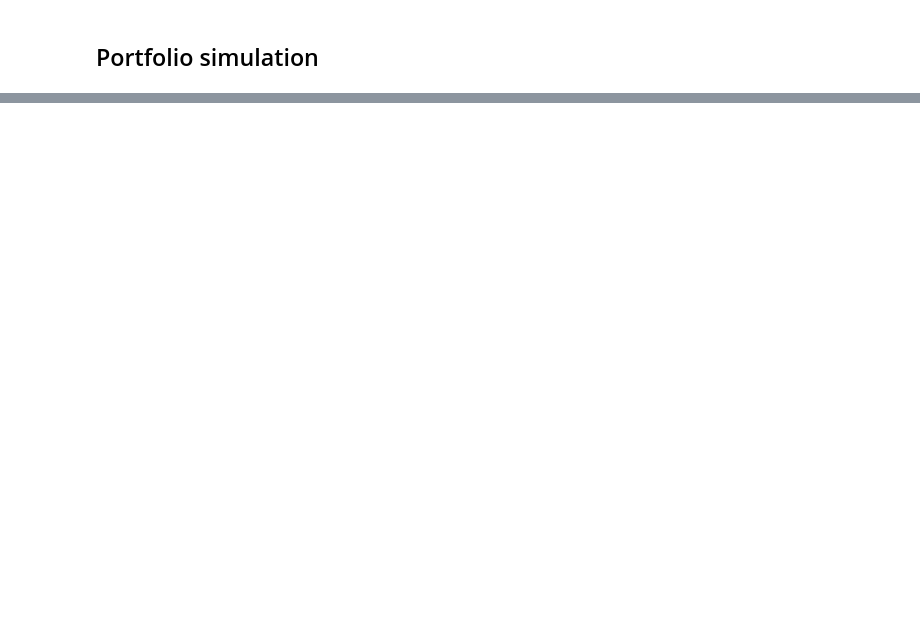
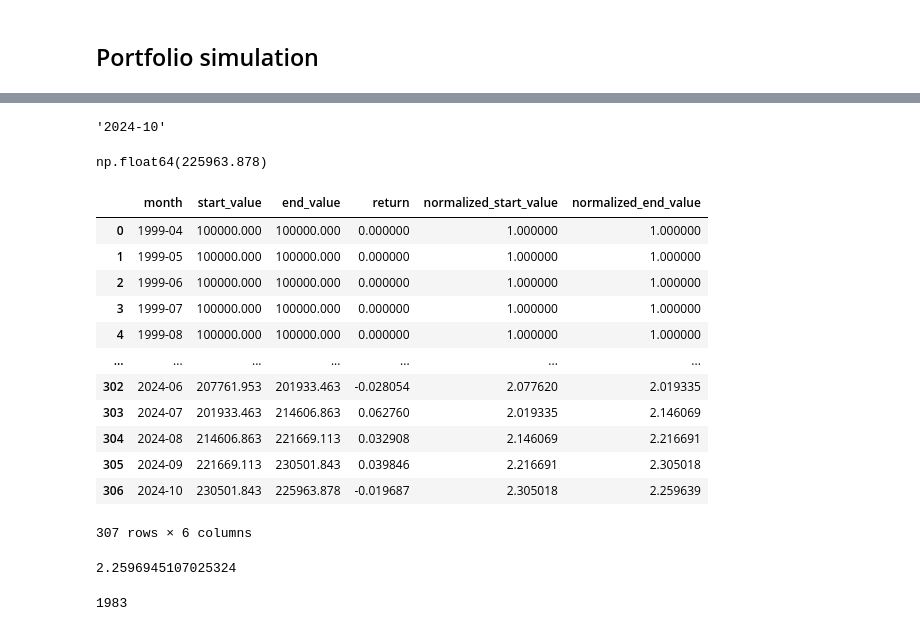
Before and after one commit to benherz/Masterarbeit, a Jupyter notebook: code/portfolio_simulation.ipynb, the cells around one changed output, grey strips where cells are left out. Cells and saved outputs as stored; diff of their text form; code cells hidden in the pictures; blank space fills up the shorter version.

```diff
--- a/code/portfolio_simulation.ipynb
+++ b/code/portfolio_simulation.ipynb
@@ -145,0 +249,33 @@ cik_prices.loc[:, 'date'] = cik_prices['date'].dt.to_timestamp()
+# %%
+max_date = analyst_ratings_final["date"].max()
+max_date
+# %% [output]
+'2024-10'
+# %%
+analyst_sim.get_portfolio_value(max_date)
+# %% [output]
+np.float64(225963.878)
+# %%
+analyst_returns
+# %% [output]
+|  | month | start_value | end_value | return | normalized_start_value | normalized_end_value |
+| 0 | 1999-04 | 100000.000 | 100000.000 | 0.000000 | 1.000000 | 1.000000 |
+| 1 | 1999-05 | 100000.000 | 100000.000 | 0.000000 | 1.000000 | 1.000000 |
+| 2 | 1999-06 | 100000.000 | 100000.000 | 0.000000 | 1.000000 | 1.000000 |
+| 3 | 1999-07 | 100000.000 | 100000.000 | 0.000000 | 1.000000 | 1.000000 |
+| 4 | 1999-08 | 100000.000 | 100000.000 | 0.000000 | 1.000000 | 1.000000 |
+| ... | ... | ... | ... | ... | ... | ... |
+| 302 | 2024-06 | 207761.953 | 201933.463 | -0.028054 | 2.077620 | 2.019335 |
+| 303 | 2024-07 | 201933.463 | 214606.863 | 0.062760 | 2.019335 | 2.146069 |
+| 304 | 2024-08 | 214606.863 | 221669.113 | 0.032908 | 2.146069 | 2.216691 |
+| 305 | 2024-09 | 221669.113 | 230501.843 | 0.039846 | 2.216691 | 2.305018 |
+| 306 | 2024-10 | 230501.843 | 225963.878 | -0.019687 | 2.305018 | 2.259639 |
+307 rows × 6 columns
+# %%
+1.002659**307
+# %% [output]
+2.2596945107025324
+# %%
+analyst_sim.no_transactions
+# %% [output]
+1983
```
Also changed, not shown: parts of 45 cells of this notebook, 6 other files.
